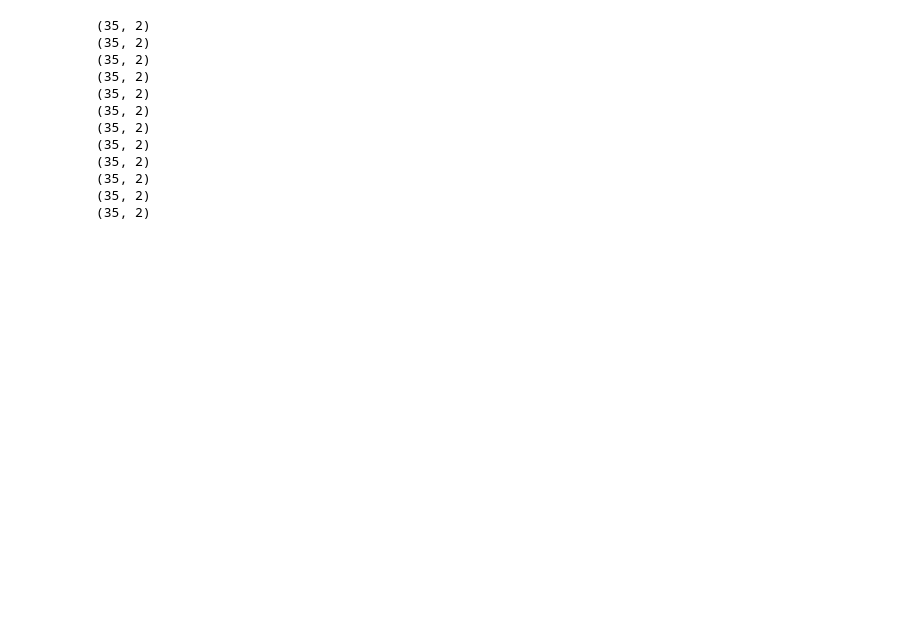
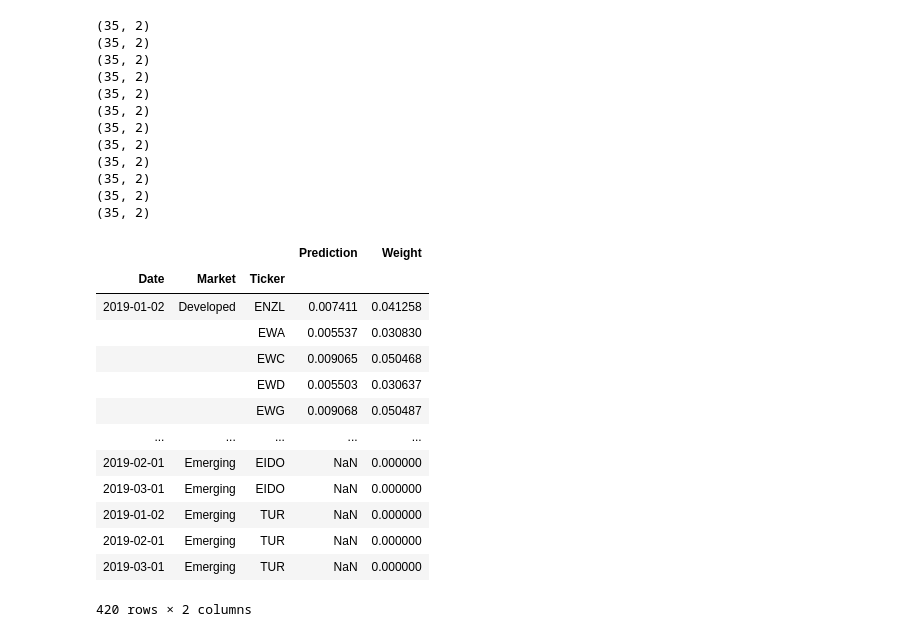
Before and after one commit to xlinGithub/Quantitative-Country-ETF-Trading-Strategy, a Jupyter notebook: modeling.ipynb, the cells around one changed output. Cells and saved outputs as stored; diff of their text form; code cells hidden in the pictures; blank space fills up the shorter version.

```diff
--- a/modeling.ipynb
+++ b/modeling.ipynb
@@ -826,14 +826,14 @@ data_df = developed_df[['Date', 'Market', 'Ticker', 'Prediction']].set_index(['D
 total_weight = 0.7
 data_df['Weight'] = 0
 for date in rebalance_dates:
-    data_df.loc[date, 'Weight'] = data_df.loc[date, 'Prediction']/pd.Series(data_df.loc[date, 'Prediction']).abs().sum()*total_weight
+    data_df.loc[date, 'Weight'] = (data_df.loc[date, 'Prediction']/data_df.loc[date, 'Prediction'].abs().sum()*total_weight).values
 developed_df = data_df
 # %%
 data_df = emerging_df[['Date', 'Market', 'Ticker', 'Prediction']].set_index(['Date', 'Market', 'Ticker']).loc[rebalance_dates]
 total_weight = 0.3
 data_df['Weight'] = 0
 for date in rebalance_dates:
-    data_df.loc[date, 'Weight'] = data_df.loc[date, 'Prediction']/pd.Series(data_df.loc[date, 'Prediction']).abs().sum()*total_weight
+    data_df.loc[date, 'Weight'] = (data_df.loc[date, 'Prediction']/data_df.loc[date, 'Prediction'].abs().sum()*total_weight).values
 emerging_df = data_df
 # %%
 combined_df = pd.concat([developed_df.reset_index(), emerging_df.reset_index()], axis=0, ignore_index=True).sort_values(['Date', 'Market', 'Ticker']).set_index(['Date', 'Market', 'Ticker'])
@@ -890,3 +890,20 @@ for date in rebalance_dates:
 (35, 2)
 (35, 2)
 (35, 2)
+# %%
+combined_df.rename({'Ticker': 'symbol'}, axis=1)
+# %% [output]
+|  |  |  | Prediction | Weight |
+| Date | Market | Ticker |  |  |
+| 2019-01-02 | Developed | ENZL | 0.007411 | 0.041258 |
+|  |  | EWA | 0.005537 | 0.030830 |
+|  |  | EWC | 0.009065 | 0.050468 |
+|  |  | EWD | 0.005503 | 0.030637 |
+|  |  | EWG | 0.009068 | 0.050487 |
+| ... | ... | ... | ... | ... |
+| 2019-02-01 | Emerging | EIDO | NaN | 0.000000 |
+| 2019-03-01 | Emerging | EIDO | NaN | 0.000000 |
+| 2019-01-02 | Emerging | TUR | NaN | 0.000000 |
+| 2019-02-01 | Emerging | TUR | NaN | 0.000000 |
+| 2019-03-01 | Emerging | TUR | NaN | 0.000000 |
+420 rows × 2 columns
```
Also changed, not shown: parts of 1 cell of this notebook.
